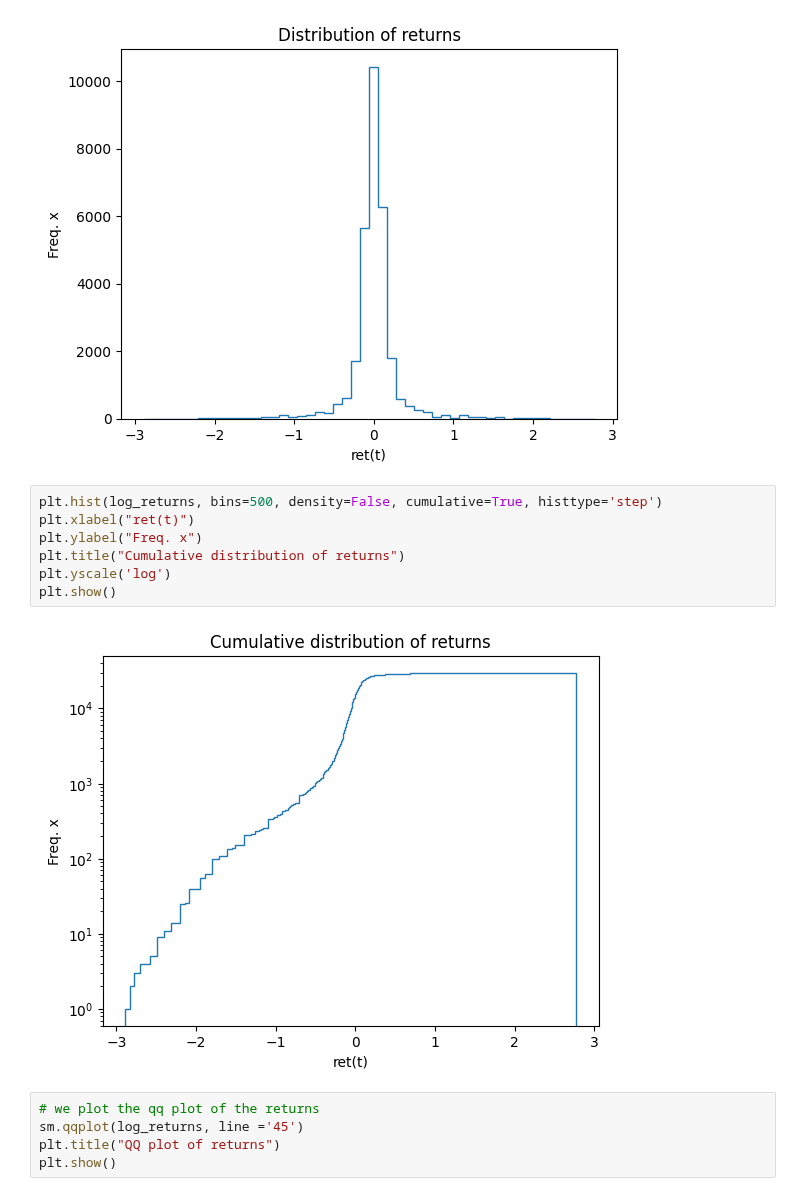
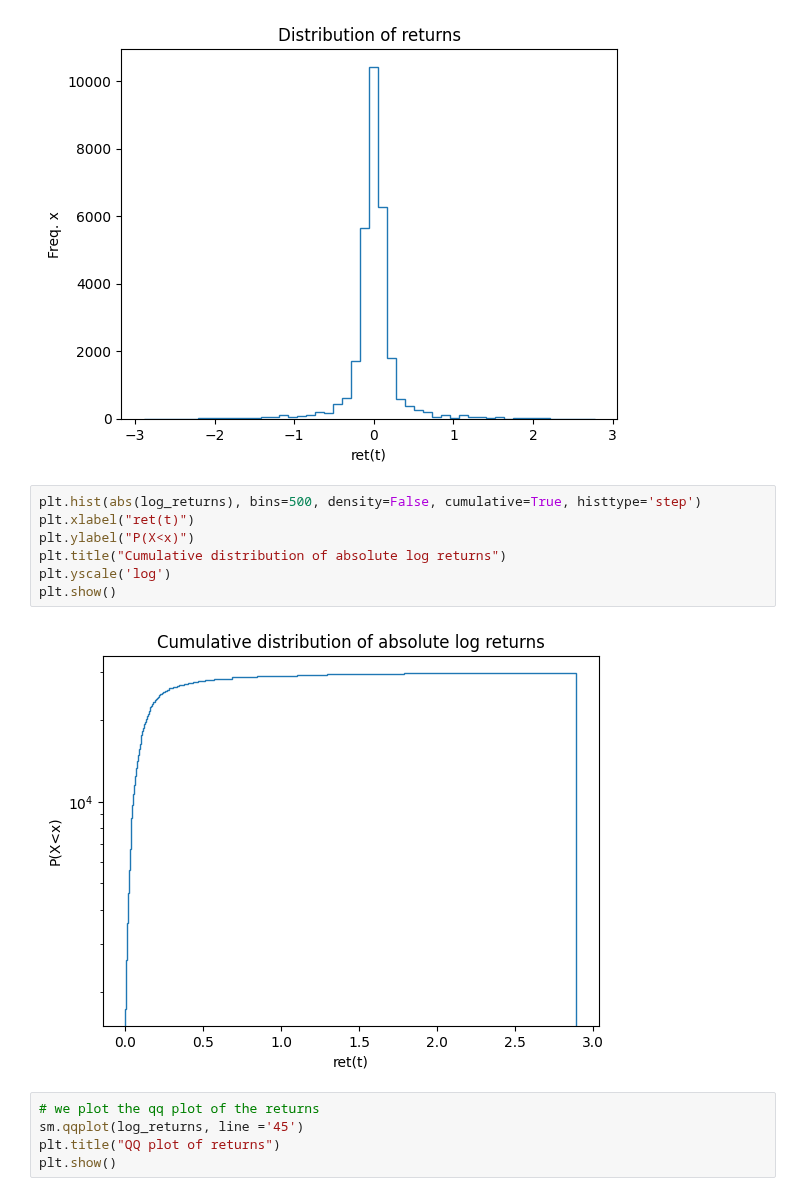
Before and after one commit to eghirardo/ising-markets, a Jupyter notebook: Code/Bornholdt.ipynb, the cells around one changed output. Cells and saved outputs as stored; diff of their text form.

```diff
--- a/Code/Bornholdt.ipynb
+++ b/Code/Bornholdt.ipynb
@@ -149,14 +149,14 @@ plt.show()
 # %% [output]
 [figure]
 # %%
-plt.hist(log_returns, bins=500, density=False, cumulative=True, histtype='step')
+plt.hist(abs(log_returns), bins=500, density=False, cumulative=True, histtype='step')
 plt.xlabel("ret(t)")
-plt.ylabel("Freq. x")
-plt.title("Cumulative distribution of returns")
+plt.ylabel("P(X<x)")
+plt.title("Cumulative distribution of absolute log returns")
 plt.yscale('log')
 plt.show()
 # %% [output]
-[figure, old version]
+[figure, new version]
 # %%
 # we plot the qq plot of the returns
 sm.qqplot(log_returns, line ='45')
```
Also changed, not shown: parts of 1 cell of this notebook.
